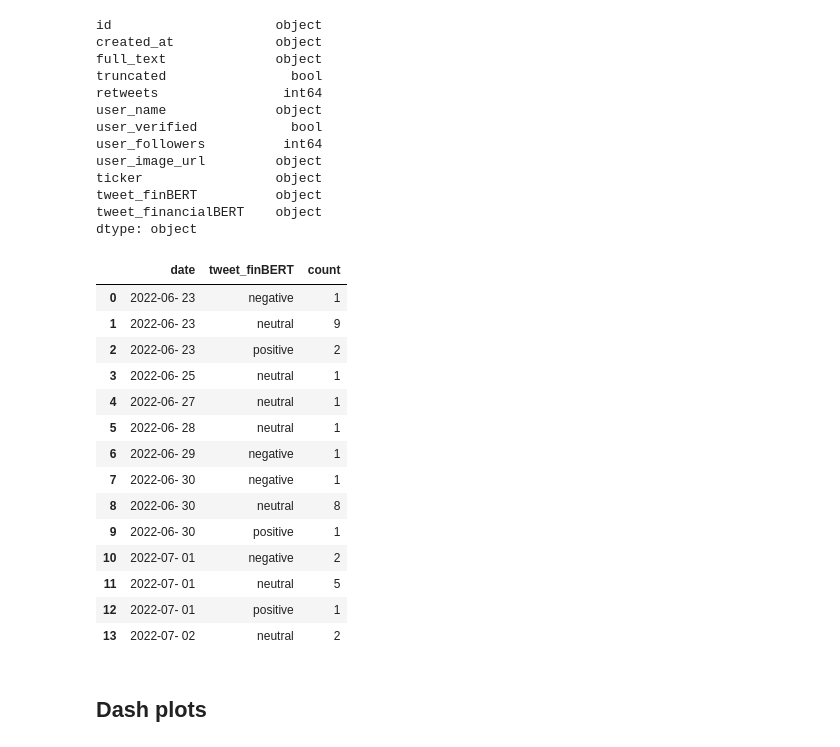
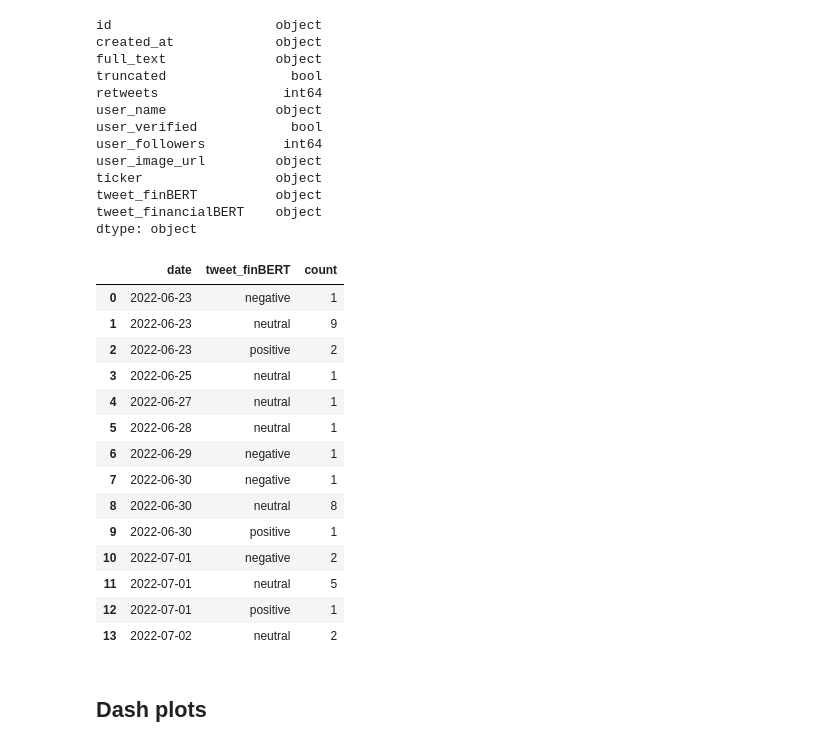
Before and after one commit to andres-pb/DS4A_project, a Jupyter notebook: sentiment_analysis.ipynb, the cells around one changed output. Saved outputs shown, nothing was run; the diff lists cells and outputs as text; code cells hidden in the pictures.

```diff
--- a/sentiment_analysis.ipynb
+++ b/sentiment_analysis.ipynb
@@ -104,32 +113,33 @@ dtype: object
 # %%
 month_number = {'Jan':'01', 'Feb':'02', 'Mar':'03', 'Apr':'04', 'May': '05','Jun':'06', 'Jul':'07', 'Aug':'08', 'Sep':'09', 'Oct':'10', 'Nov':'11', 'Dec':'12'}
 
-df_twt['day'] = df_twt['created_at'].str[7:10]
+df_twt['day'] = df_twt['created_at'].str[8:10]
 df_twt['month'] = df_twt['created_at'].str[4:7].map(month_number)
 df_twt['year'] = df_twt['created_at'].str[-4:]
 
 df_twt['date'] = df_twt['year'] + '-' + df_twt['month'] + '-' + df_twt['day']
 #Twitter plots Data
 df_twt["total_news_day"] = df_twt.groupby('date')['id'].transform(len)
 twt_df = df_twt.groupby(['date', 'tweet_finBERT']).size().reset_index()
 twt_df.rename({0:'count'}, axis = 1, inplace = True)
+twt_df['date'] = pd.to_datetime(twt_df['date'], format='%Y-%m-%d')
 twt_df
 # %% [output]
 |  | date | tweet_finBERT | count |
-| 0 | 2022-06- 23 | negative | 1 |
-| 1 | 2022-06- 23 | neutral | 9 |
-| 2 | 2022-06- 23 | positive | 2 |
-| 3 | 2022-06- 25 | neutral | 1 |
-| 4 | 2022-06- 27 | neutral | 1 |
-| 5 | 2022-06- 28 | neutral | 1 |
-| 6 | 2022-06- 29 | negative | 1 |
-| 7 | 2022-06- 30 | negative | 1 |
-| 8 | 2022-06- 30 | neutral | 8 |
-| 9 | 2022-06- 30 | positive | 1 |
-| 10 | 2022-07- 01 | negative | 2 |
-| 11 | 2022-07- 01 | neutral | 5 |
-| 12 | 2022-07- 01 | positive | 1 |
-| 13 | 2022-07- 02 | neutral | 2 |
+| 0 | 2022-06-23 | negative | 1 |
+| 1 | 2022-06-23 | neutral | 9 |
+| 2 | 2022-06-23 | positive | 2 |
+| 3 | 2022-06-25 | neutral | 1 |
+| 4 | 2022-06-27 | neutral | 1 |
+| 5 | 2022-06-28 | neutral | 1 |
+| 6 | 2022-06-29 | negative | 1 |
+| 7 | 2022-06-30 | negative | 1 |
+| 8 | 2022-06-30 | neutral | 8 |
+| 9 | 2022-06-30 | positive | 1 |
+| 10 | 2022-07-01 | negative | 2 |
+| 11 | 2022-07-01 | neutral | 5 |
+| 12 | 2022-07-01 | positive | 1 |
+| 13 | 2022-07-02 | neutral | 2 |
 # %% [markdown]
 ## Dash plots
 # %%
```
Also changed, not shown: parts of 3 cells of this notebook.
